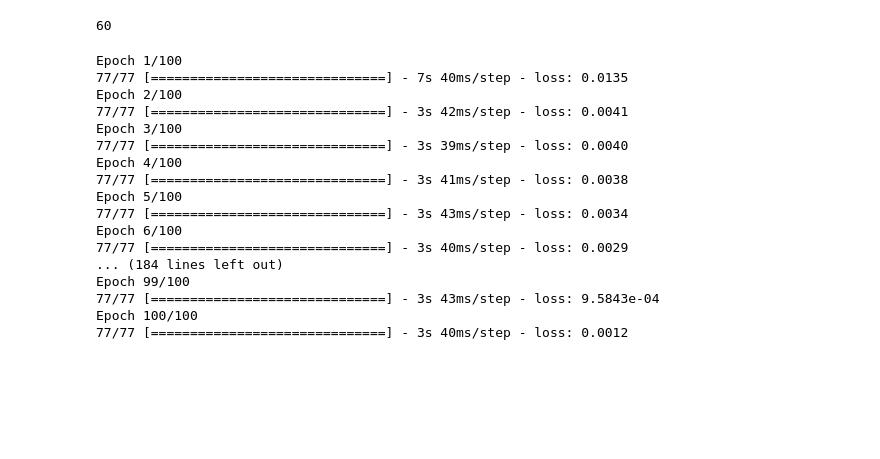
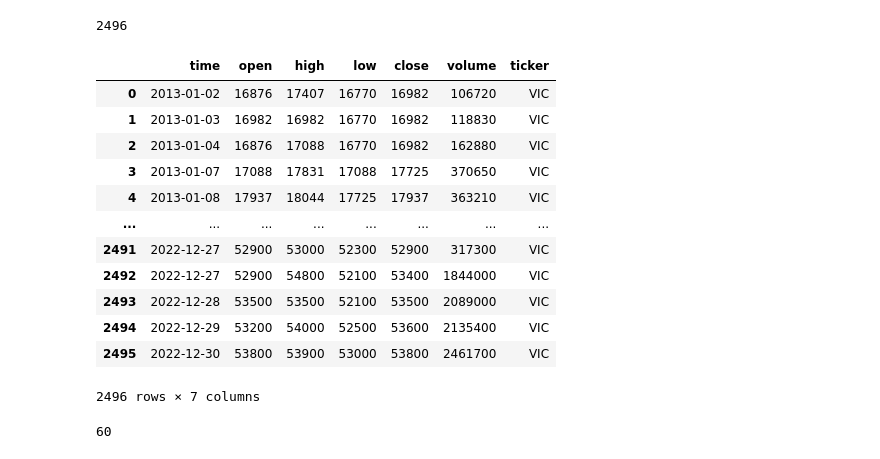
Before and after one commit to miketipi/Stock_Prediction, a Jupyter notebook: nodebook/LSTM_model.ipynb, the cells around one changed output. Drawn from its saved outputs; the diff is of its cells as text; code cells hidden in the pictures; blank space fills up the shorter version.

```diff
--- a/nodebook/LSTM_model.ipynb
+++ b/nodebook/LSTM_model.ipynb
@@ -25,3 +27,23 @@ test_data = spark.read.csv("./test_data.csv", inferSchema=True, header=True)
+# %%
+len(train_data.toPandas())
+# %% [output]
+2496
+# %%
+train_data.toPandas()
+# %% [output]
+|  | time | open | high | low | close | volume | ticker |
+| 0 | 2013-01-02 | 16876 | 17407 | 16770 | 16982 | 106720 | VIC |
+| 1 | 2013-01-03 | 16982 | 16982 | 16770 | 16982 | 118830 | VIC |
+| 2 | 2013-01-04 | 16876 | 17088 | 16770 | 16982 | 162880 | VIC |
+| 3 | 2013-01-07 | 17088 | 17831 | 17088 | 17725 | 370650 | VIC |
+| 4 | 2013-01-08 | 17937 | 18044 | 17725 | 17937 | 363210 | VIC |
+| ... | ... | ... | ... | ... | ... | ... | ... |
+| 2491 | 2022-12-27 | 52900 | 53000 | 52300 | 52900 | 317300 | VIC |
+| 2492 | 2022-12-27 | 52900 | 54800 | 52100 | 53400 | 1844000 | VIC |
+| 2493 | 2022-12-28 | 53500 | 53500 | 52100 | 53500 | 2089000 | VIC |
+| 2494 | 2022-12-29 | 53200 | 54000 | 52500 | 53600 | 2135400 | VIC |
+| 2495 | 2022-12-30 | 53800 | 53900 | 53000 | 53800 | 2461700 | VIC |
+2496 rows × 7 columns
 # %%
 training_set = train_data.select("close").toPandas().values
 # Thuc hien scale du lieu gia ve khoang 0,1
@@ -65,30 +87,12 @@ def init_model():
     return regressor
 # %%
 regressor = init_model()
-if path.exists("./mymodel.h5"):
-    regressor.load_weights("./mymodel.h5")
+if path.exists("../model/mymodel.h5"):
+    regressor.load_weights("../model/mymodel.h5")
 else:
     # Con khong thi train
     regressor.fit(X_train, y_train, epochs = 100, batch_size = 32)
-    regressor.save("./mymodel.h5")
+    regressor.save("../model/mymodel.h5")
-# %% [output]
-Epoch 1/100
-77/77 [==============================] - 7s 40ms/step - loss: 0.0135
-Epoch 2/100
-77/77 [==============================] - 3s 42ms/step - loss: 0.0041
-Epoch 3/100
-77/77 [==============================] - 3s 39ms/step - loss: 0.0040
-Epoch 4/100
-77/77 [==============================] - 3s 41ms/step - loss: 0.0038
-Epoch 5/100
-77/77 [==============================] - 3s 43ms/step - loss: 0.0034
-Epoch 6/100
-77/77 [==============================] - 3s 40ms/step - loss: 0.0029
-... (184 lines left out)
-Epoch 99/100
-77/77 [==============================] - 3s 43ms/step - loss: 9.5843e-04
-Epoch 100/100
-77/77 [==============================] - 3s 40ms/step - loss: 0.0012
 # %%
 test_set = test_data.select("close").toPandas().values
 a = training_set[len(training_set)-60:]
```
Also changed, not shown: parts of 7 cells of this notebook, 9 other files.
